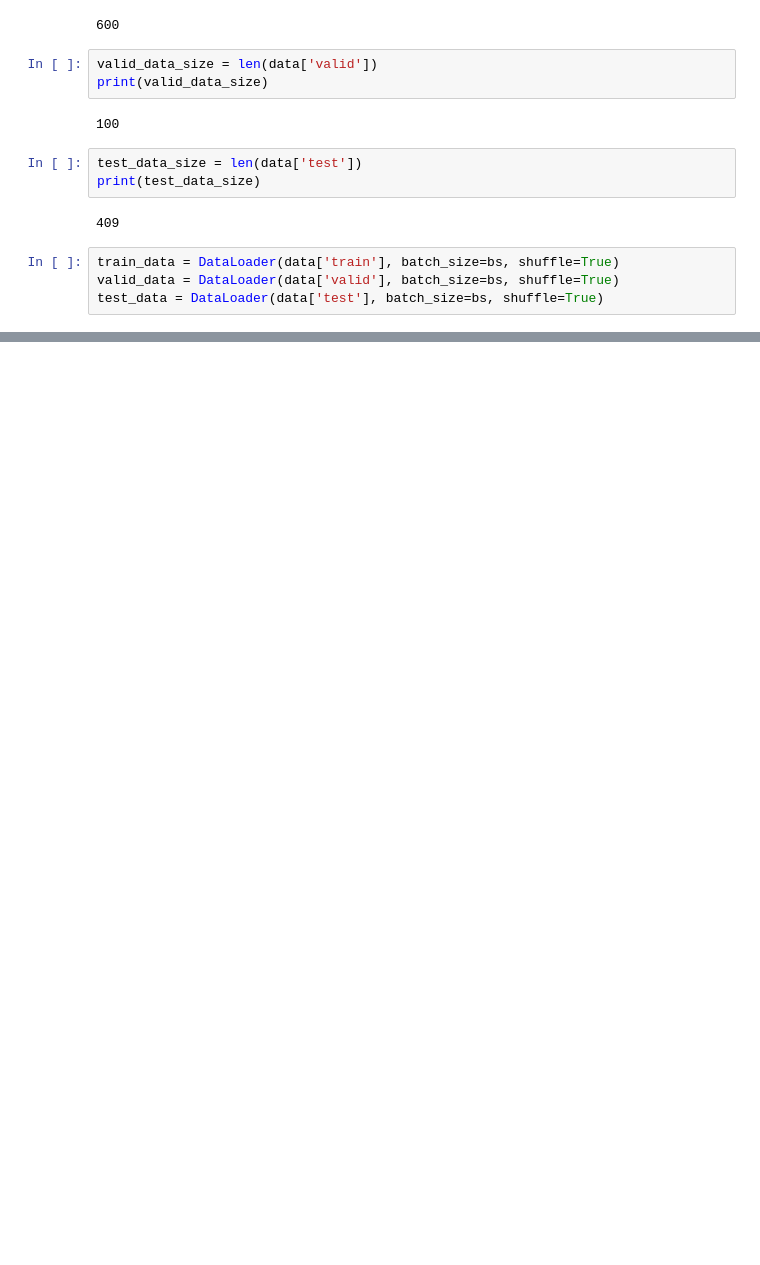
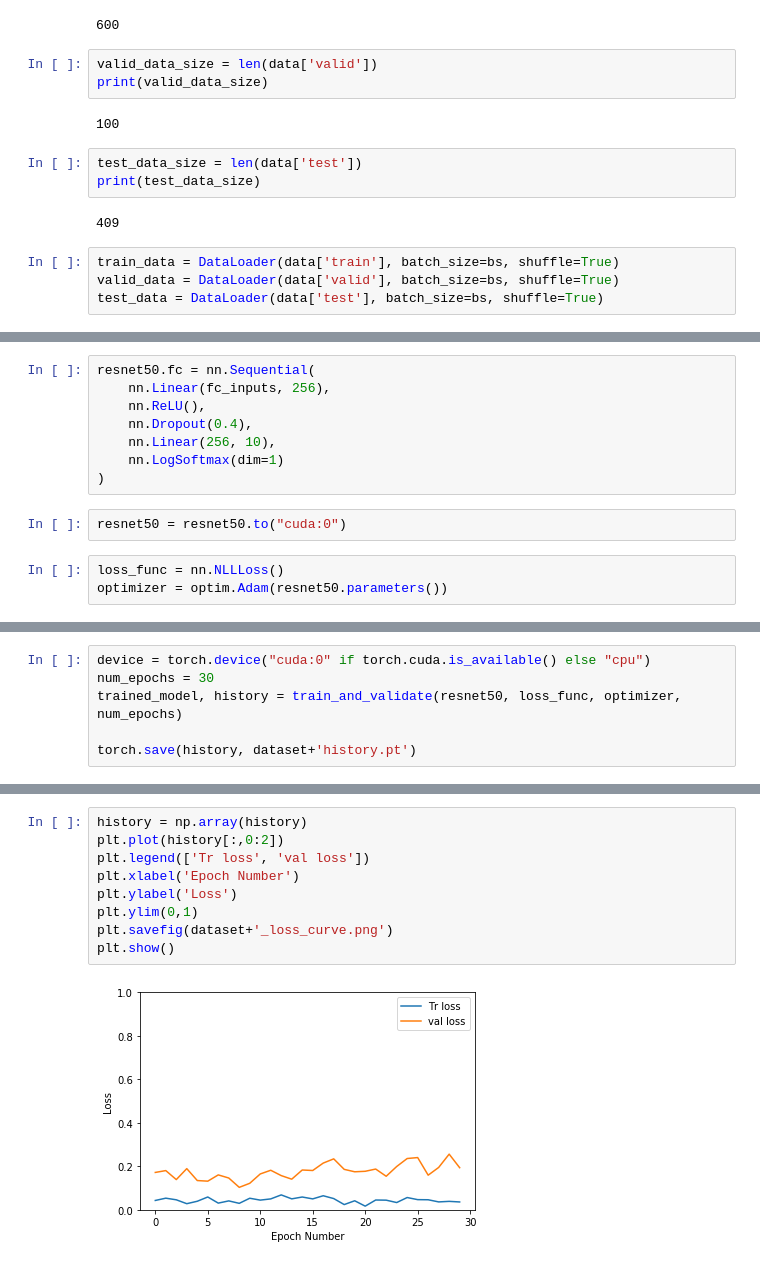
Before and after one commit to trisha025/Image_Classification_TransferLearning, a Jupyter notebook: image_classification.ipynb, the cells around one changed output, grey strips where cells are left out. Cells and saved outputs as stored; diff of their text form; blank space fills up the shorter version.

```diff
--- a/image_classification.ipynb
+++ b/image_classification.ipynb
@@ -84,0 +112,13 @@ test_data = DataLoader(data['test'], batch_size=bs, shuffle=True)
+# %%
+resnet50.fc = nn.Sequential(
+    nn.Linear(fc_inputs, 256),
+    nn.ReLU(),
+    nn.Dropout(0.4),
+    nn.Linear(256, 10),
+    nn.LogSoftmax(dim=1)
+)
+# %%
+resnet50 = resnet50.to("cuda:0")
+# %%
+loss_func = nn.NLLLoss()
+optimizer = optim.Adam(resnet50.parameters())
@@ -84,0 +204,6 @@ test_data = DataLoader(data['test'], batch_size=bs, shuffle=True)
+# %%
+device = torch.device("cuda:0" if torch.cuda.is_available() else "cpu")
+num_epochs = 30
+trained_model, history = train_and_validate(resnet50, loss_func, optimizer, num_epochs)
+
+torch.save(history, dataset+'history.pt')
@@ -84,0 +228,11 @@ test_data = DataLoader(data['test'], batch_size=bs, shuffle=True)
+# %%
+history = np.array(history)
+plt.plot(history[:,0:2])
+plt.legend(['Tr loss', 'val loss'])
+plt.xlabel('Epoch Number')
+plt.ylabel('Loss')
+plt.ylim(0,1)
+plt.savefig(dataset+'_loss_curve.png')
+plt.show()
+# %% [output]
+[figure, added]
```
Also changed, not shown: parts of 18 cells of this notebook.
